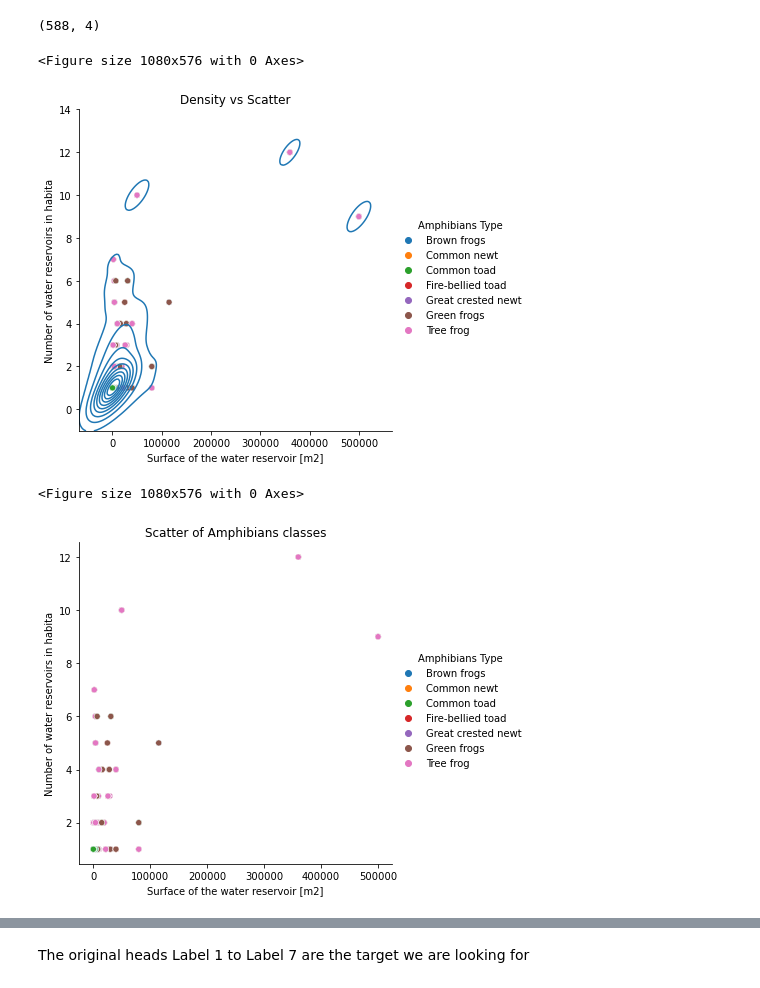
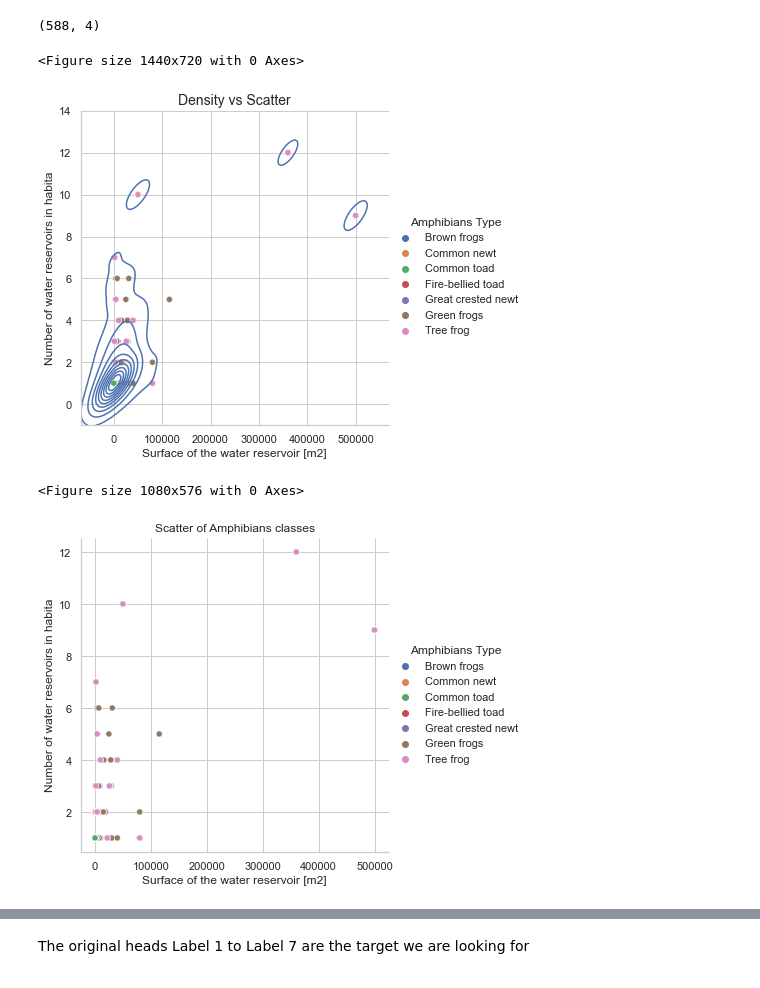
Before and after one commit to Renata-Thomazelli/amphibians, a Jupyter notebook: amphibians-Copy1.ipynb, the cells around one changed output, grey strips where cells are left out. Cells and saved outputs as stored; diff of their text form; code cells hidden in the pictures.

```diff
--- a/amphibians-Copy1.ipynb
+++ b/amphibians-Copy1.ipynb
@@ -509,22 +509,25 @@ stacking_df_tranf_heads1.shape
 (588, 4)
 # %%
 # plot
-plt.figure(figsize=(15,8))
+plt.figure(figsize=(20,10))
+sns.set_theme(context='notebook', style='whitegrid', palette='deep', font='sans-serif',font_scale=1)
 sns.relplot(x='Surface of the water reservoir [m2]',y = 'Number of water reservoirs in habita', hue="Amphibians Type", data=stacking_df_tranf_heads1[['Surface of the water reservoir [m2]','Number of water reservoirs in habita',"Amphibians Type"]])
 sns.kdeplot(stacking_df_tranf_heads1['Surface of the water reservoir [m2]'], stacking_df_tranf_heads1['Number of water reservoirs in habita'])
-plt.title('Density vs Scatter');
-plt.savefig("charts/Density vs Scatter.png",transparent = False,facecolor ="w",bbox_inches ="tight",pad_inches = 1,edgecolor ='w',orientation ='landscape')
+#plt.Axes.set_xlabel(fontdict = {'fontsize':15})
+plt.title('Density vs Scatter',fontdict = {'fontsize':14});
+
+plt.savefig("charts/Density vs Scatter.png",transparent = False,facecolor ="w",bbox_inches ="tight",pad_inches = 1,edgecolor ='w',orientation ='landscape',dpi=300)
 plt.show()
 # %% [output]
-<Figure size 1080x576 with 0 Axes>
+<Figure size 1440x720 with 0 Axes>
-[figure, old version]
+[figure, new version]
 # %%
 plt.figure(figsize=(15,8))
 
 sns.relplot(x='Surface of the water reservoir [m2]',y = 'Number of water reservoirs in habita', hue="Amphibians Type", data=stacking_df_tranf_heads1[['Surface of the water reservoir [m2]','Number of water reservoirs in habita',"Amphibians Type"]])
 plt.title('Scatter of Amphibians classes');
-plt.savefig("charts/Scatter.png",transparent = False,facecolor ="w",bbox_inches ="tight",pad_inches = 1,edgecolor ='w',orientation ='landscape')
+plt.savefig("charts/Scatter.png",transparent = False,facecolor ="w",bbox_inches ="tight",pad_inches = 1,edgecolor ='w',orientation ='landscape',dpi=300)
 plt.show()
 # %% [output]
 <Figure size 1080x576 with 0 Axes>
-[figure, old version]
+[figure, new version]
```
Also changed, not shown: parts of 28 cells of this notebook, 9 other files.
